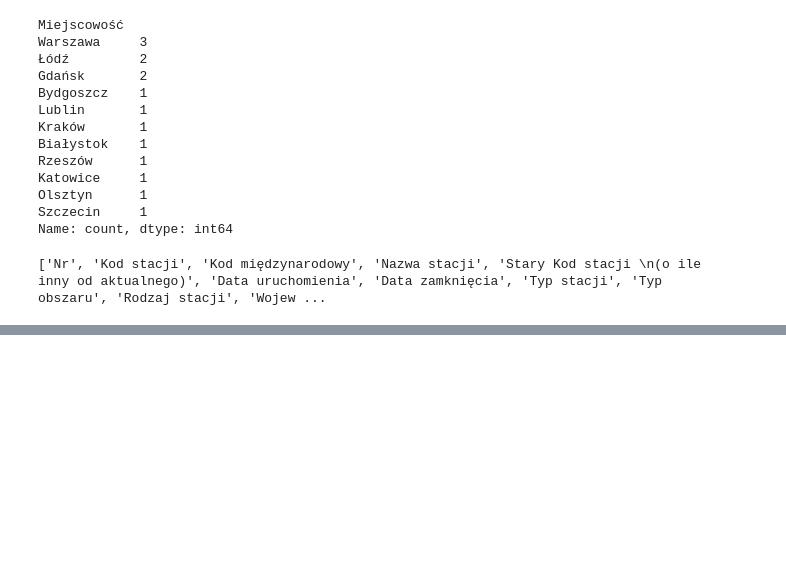
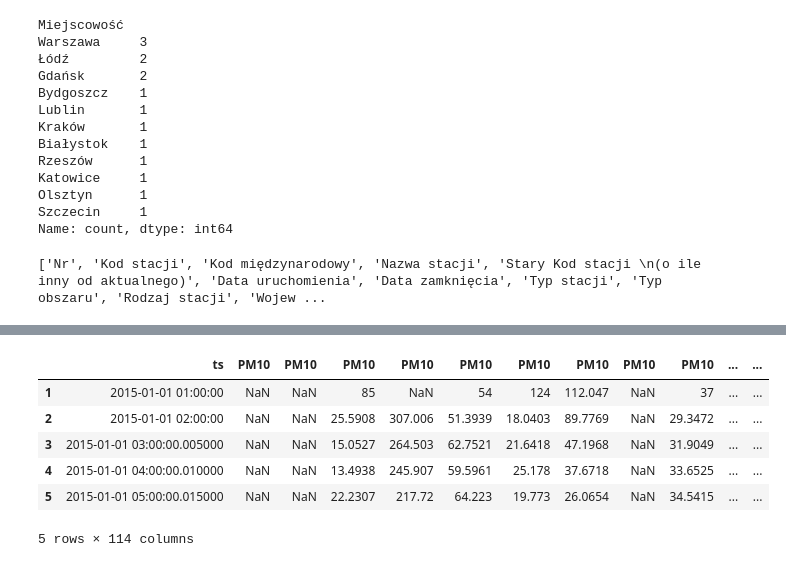
Before and after one commit to KardaszS/poland-air-quality, a Jupyter notebook: notebooks/01_exploration.ipynb, the cells around one changed output, grey strips where cells are left out. Saved outputs shown, nothing was run; the diff lists cells and outputs as text; code cells hidden in the pictures; blank space fills up the shorter version.

```diff
--- a/notebooks/01_exploration.ipynb
+++ b/notebooks/01_exploration.ipynb
@@ -222,0 +284,14 @@ stations[kolumny].to_csv("../data/reference/stations.csv", index=False)
+# %%
+daty = pd.to_datetime(raw[0],errors='coerce', format="mixed")
+data = raw[daty.notna()]
+
+data.columns = ["ts"] + codes
+data.head()
+# %% [output]
+|  | ts | PM10 | PM10 | PM10 | PM10 | PM10 | PM10 | PM10 | PM10 | PM10 | ... | ... |
+| 1 | 2015-01-01 01:00:00 | NaN | NaN | 85 | NaN | 54 | 124 | 112.047 | NaN | 37 | ... | ... |
+| 2 | 2015-01-01 02:00:00 | NaN | NaN | 25.5908 | 307.006 | 51.3939 | 18.0403 | 89.7769 | NaN | 29.3472 | ... | ... |
+| 3 | 2015-01-01 03:00:00.005000 | NaN | NaN | 15.0527 | 264.503 | 62.7521 | 21.6418 | 47.1968 | NaN | 31.9049 | ... | ... |
+| 4 | 2015-01-01 04:00:00.010000 | NaN | NaN | 13.4938 | 245.907 | 59.5961 | 25.178 | 37.6718 | NaN | 33.6525 | ... | ... |
+| 5 | 2015-01-01 05:00:00.015000 | NaN | NaN | 22.2307 | 217.72 | 64.223 | 19.773 | 26.0654 | NaN | 34.5415 | ... | ... |
+5 rows × 114 columns
```
Also changed, not shown: parts of 13 cells of this notebook, 1 other file.
